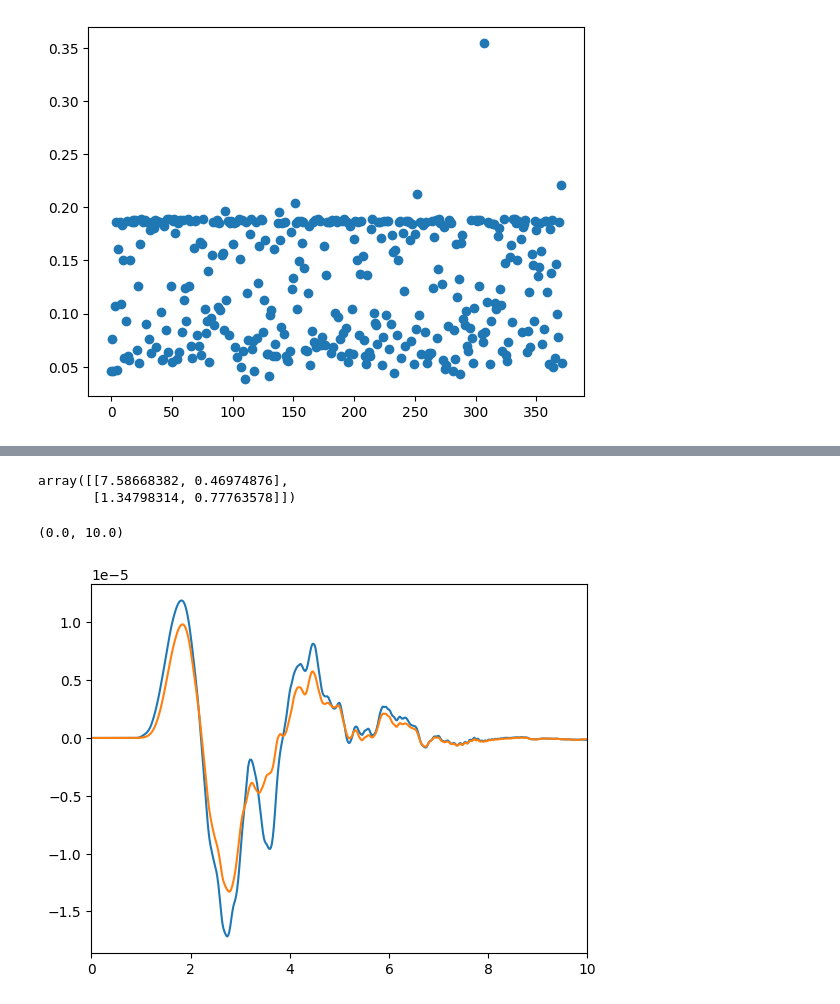
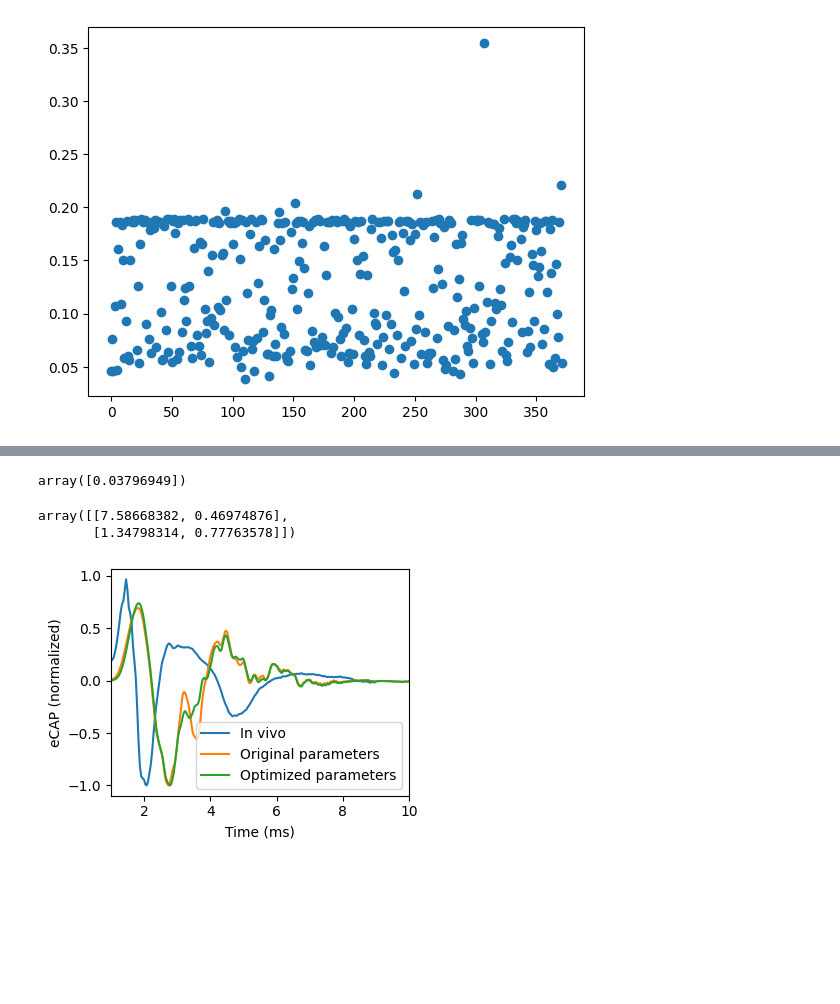
Before and after one commit to joseph-tharayil/vagusOptimization, a Jupyter notebook: plotDakotaSignals.ipynb, the cells around one changed output, grey strips where cells are left out. Cells and saved outputs as stored; diff of their text form; code cells hidden in the pictures; blank space fills up the shorter version.

```diff
--- a/plotDakotaSignals.ipynb
+++ b/plotDakotaSignals.ipynb
@@ -23,3 +27,7 @@ np.int64(110)
+# %%
+e[110]
+# %% [output]
+array([0.03796949])
 # %%
 p[110]
 # %% [output]
@@ -29,14 +37,41 @@ array([[7.58668382, 0.46974876],
 goodIdx = np.argsort(e.flatten())
 # %%
 time = np.linspace(-.5,.5,49997)*1e3
+# %%
+from scipy.io import loadmat
+
+rawData = loadmat('Data/eCAPSdata_220303.mat')
+a500 = list(rawData['eCAPSdata_220328'][0][-5])
+
+rawSignal = a500[1][-1]-a500[1][0]
+rawTime = a500[2][0]
+
+timeLimits = np.intersect1d( np.where(rawTime < 9 )[0], np.where(rawTime>1)[0] )
+
+rawTime = rawTime[timeLimits]
+rawSignal = rawSignal[timeLimits]
+
+rawSignal /= np.max(np.abs(rawSignal))
 # %%
-plt.figure()
+plt.figure(figsize=(4,3))
 
-plt.plot(time,a[0])
-plt.plot(time,a[goodIdx[0]])
-#plt.plot(time,a[goodIdx[int(len(e)/2)]])
-#plt.plot(time,a[goodIdx[len(e)-1]])
-plt.xlim([0,10])
+original = a[0]/np.max(np.abs(a[0]))
+optimal = a[goodIdx[0]]/np.max(np.abs(a[goodIdx[0]]))
+
+plt.plot(rawTime,rawSignal)
+plt.plot(time,original)
+plt.plot(time,optimal)
+
+
+plt.xlabel('Time (ms)')
+plt.ylabel('eCAP (normalized)')
+
+plt.legend(['In vivo','Original parameters','Optimized parameters'])
+
+plt.xlim([1,10])
+
+plt.tight_layout()
+
+plt.savefig('Optimization.png',dpi=600)
 # %% [output]
-(0.0, 10.0)
-[figure, old version]
+[figure, new version]
```
Also changed, not shown: parts of 2 cells of this notebook, 14 other files.
